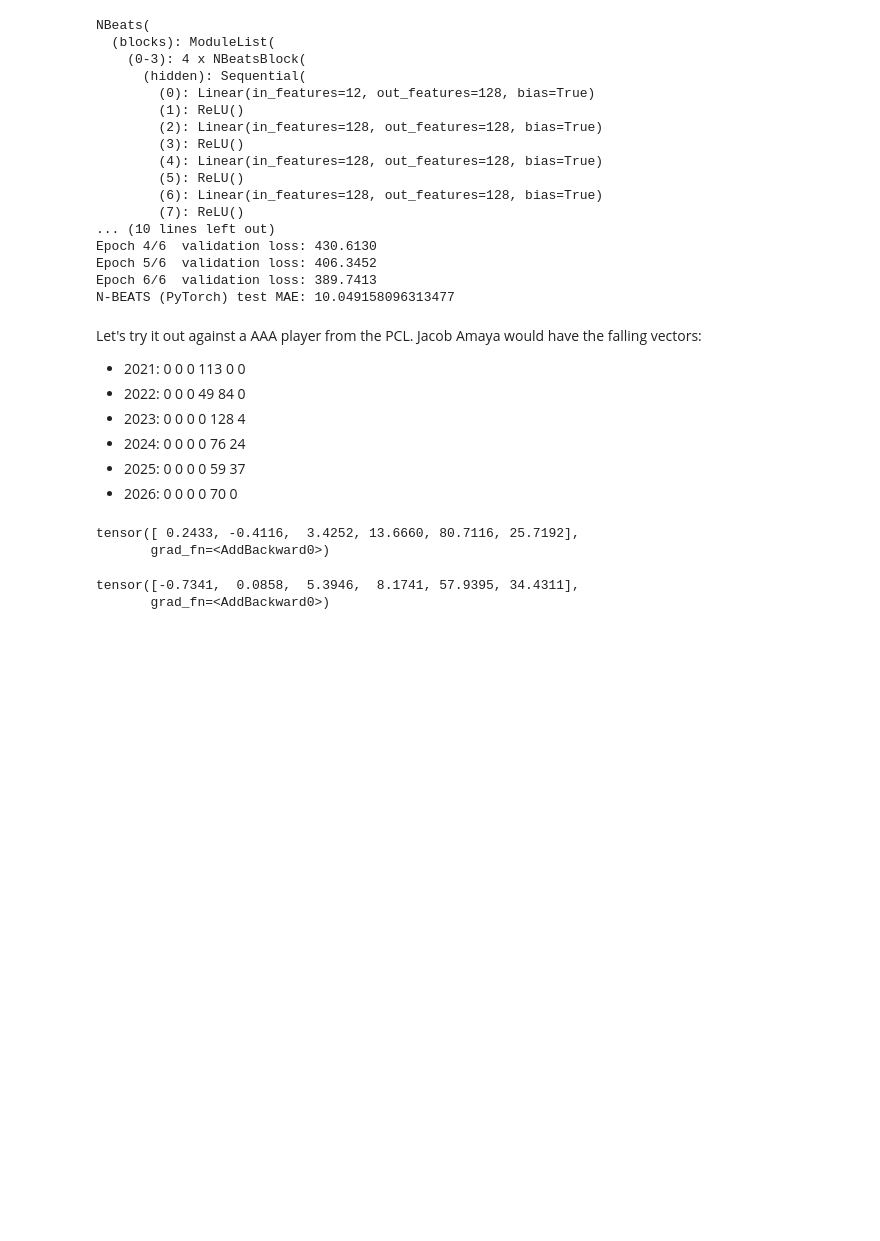
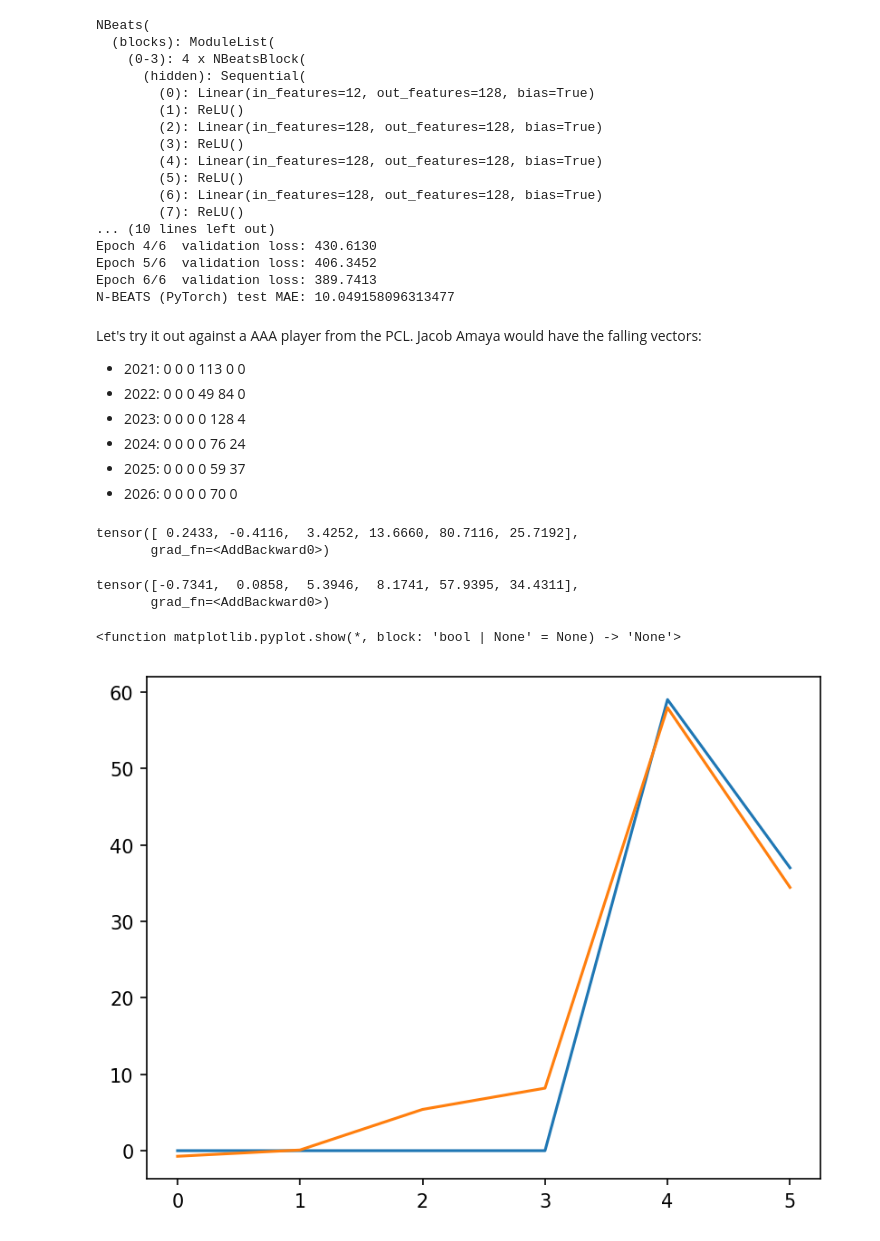
Before and after one commit to lcbogie/MiLB_Clustering_Project, a Jupyter notebook: intl_lg_2026_data_construction.ipynb, the cells around one changed output. Saved outputs shown, nothing was run; the diff lists cells and outputs as text; code cells hidden in the pictures; blank space fills up the shorter version.

Commit message:
Began work on visualizing and checking using PCL hitters.

```diff
--- a/intl_lg_2026_data_construction.ipynb
+++ b/intl_lg_2026_data_construction.ipynb
@@ -548,7 +549,18 @@ tensor([ 0.2433, -0.4116,  3.4252, 13.6660, 80.7116, 25.7192],
        grad_fn=<AddBackward0>)
 # %%
 w3 = torch.tensor([0.0, 0.0, 0.0, 0.0, 128.0, 4.0, 0.0, 0.0, 0.0, 0.0, 76.0, 24.0])
-nbeats_pt(w3)
+w3_pred = nbeats_pt(w3)
+w3_pred
 # %% [output]
 tensor([-0.7341,  0.0858,  5.3946,  8.1741, 57.9395, 34.4311],
        grad_fn=<AddBackward0>)
+# %%
+w3_true = [0.0, 0.0, 0.0, 0.0, 59.0, 37.0]
+# %%
+level=[0, 1, 2, 3, 4, 5]
+plt.plot(level, w3_true)
+plt.plot(level, w3_pred.detach().numpy())
+plt.show
+# %% [output]
+<function matplotlib.pyplot.show(*, block: 'bool | None' = None) -> 'None'>
+[figure, added]
```
Also changed, not shown: parts of 1 cell of this notebook.
